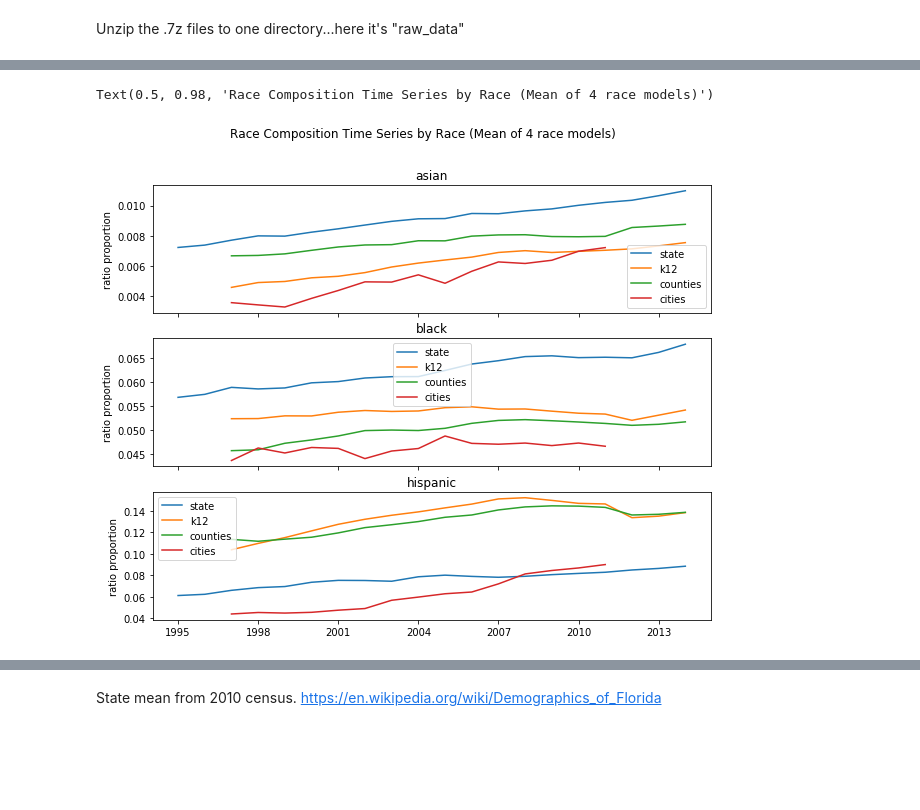
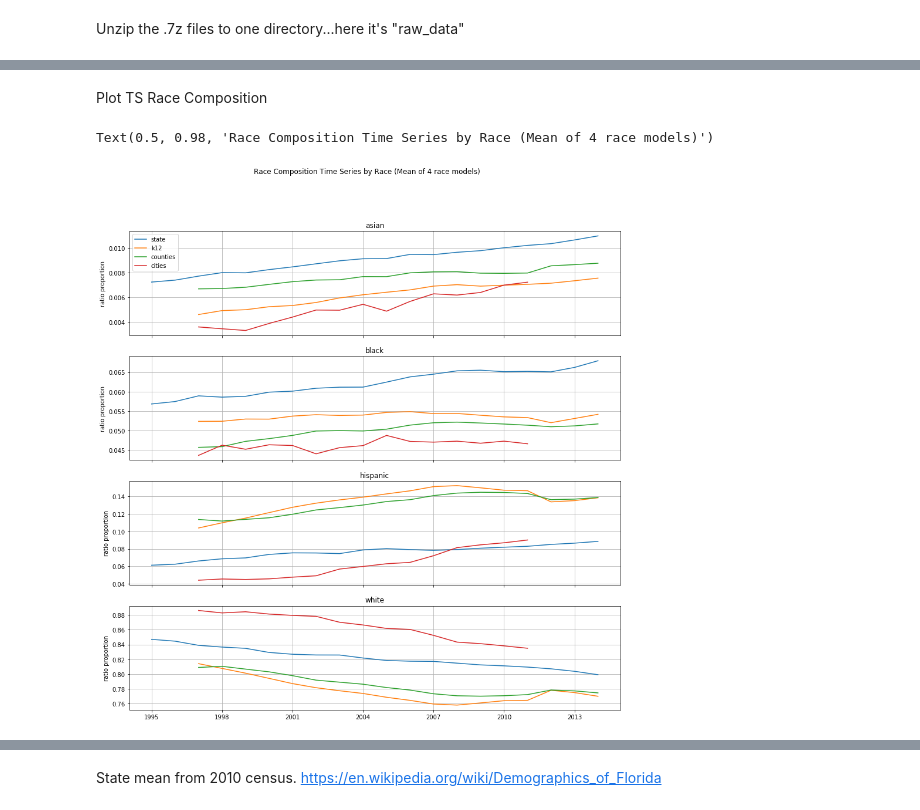
Before and after one commit to soodoku/public_employee_diversity, a Jupyter notebook: notebook/race_impute2.ipynb, the cells around one changed output, grey strips where cells are left out. Saved outputs shown, nothing was run; the diff lists cells and outputs as text; code cells hidden in the pictures; blank space fills up the shorter version.

```diff
--- a/notebook/race_impute2.ipynb
+++ b/notebook/race_impute2.ipynb
@@ -319,40 +401,53 @@ df_year_gb['log_composition'] = np.log(df_year_gb.race_composition)
 asian = df_year_gb.loc[df_year_gb.race=='asian'].sort_values(by=['race', 'gov', 'year_period_start'])
 hispanic = df_year_gb.loc[df_year_gb.race=='hispanic'].sort_values(by=['race', 'gov', 'year_period_start'])
 black = df_year_gb.loc[df_year_gb.race=='black'].sort_values(by=['race', 'gov', 'year_period_start'])
+white = df_year_gb.loc[df_year_gb.race=='white'].sort_values(by=['race', 'gov', 'year_period_start'])
+# %% [markdown]
+Plot TS Race Composition
 # %%
 from matplotlib.ticker import MaxNLocator
 
 
 # time series composition
 ##############################################################
 plt.close('all')
-fig, ax = plt.subplots(3, 1, figsize=(10, 8), sharex=True)
+fig, ax = plt.subplots(4, 1, figsize=(15, 15), sharex=True)
 ax[0].plot(asian.loc[asian.gov=='state', 'year'], asian.loc[asian.gov=='state', 'race_composition'], label='state')
 ax[0].plot(asian.loc[asian.gov=='k12', 'year'], asian.loc[asian.gov=='k12', 'race_composition'], label='k12')
 ax[0].plot(asian.loc[asian.gov=='counties', 'year'], asian.loc[asian.gov=='counties', 'race_composition'], label='counties')
 ax[0].plot(asian.loc[asian.gov=='cities', 'year'], asian.loc[asian.gov=='cities', 'race_composition'], label='cities')
 ax[0].set_ylabel('ratio proportion')
 ax[0].set_title('asian')
-ax[0].legend()
+ax[0].grid()
+ax[0].legend(loc='best')
 
 ax[1].plot(black.loc[black.gov=='state', 'year'], black.loc[black.gov=='state', 'race_composition'], label='state')
 ax[1].plot(black.loc[black.gov=='k12', 'year'], black.loc[black.gov=='k12', 'race_composition'], label='k12')
 ax[1].plot(black.loc[black.gov=='counties', 'year'], black.loc[black.gov=='counties', 'race_composition'], label='counties')
 ax[1].plot(black.loc[black.gov=='cities', 'year'], black.loc[black.gov=='cities', 'race_composition'], label='cities')
 ax[1].set_ylabel('ratio proportion')
 ax[1].set_title('black')
-ax[1].legend()
+ax[1].grid()
 
 ax[2].plot(hispanic.loc[hispanic.gov=='state', 'year'], hispanic.loc[hispanic.gov=='state', 'race_composition'], label='state')
 ax[2].plot(hispanic.loc[hispanic.gov=='k12', 'year'], hispanic.loc[hispanic.gov=='k12', 'race_composition'], label='k12')
 ax[2].plot(hispanic.loc[hispanic.gov=='counties', 'year'], hispanic.loc[hispanic.gov=='counties', 'race_composition'], label='counties')
 ax[2].plot(hispanic.loc[hispanic.gov=='cities', 'year'], hispanic.loc[hispanic.gov=='cities', 'race_composition'], label='cities')
 ax[2].set_ylabel('ratio proportion')
 ax[2].set_title('hispanic')
-ax[2].legend()
+ax[2].grid()
 ax[2].xaxis.set_major_locator(MaxNLocator(integer=True))
+
+ax[3].plot(white.loc[white.gov=='state', 'year'], white.loc[white.gov=='state', 'race_composition'], label='state')
+ax[3].plot(white.loc[white.gov=='k12', 'year'], white.loc[white.gov=='k12', 'race_composition'], label='k12')
+ax[3].plot(white.loc[white.gov=='counties', 'year'], white.loc[white.gov=='counties', 'race_composition'], label='counties')
+ax[3].plot(white.loc[white.gov=='cities', 'year'], white.loc[white.gov=='cities', 'race_composition'], label='cities')
+ax[3].set_ylabel('ratio proportion')
+ax[3].set_title('white')
+ax[3].xaxis.set_major_locator(MaxNLocator(integer=True))
+ax[3].grid()
 plt.suptitle('Race Composition Time Series by Race (Mean of 4 race models)')
 ##############################################################
 # %% [output]
 Text(0.5, 0.98, 'Race Composition Time Series by Race (Mean of 4 race models)')
-[figure, old version]
+[figure, new version]
```
Also changed, not shown: parts of 27 cells of this notebook.
